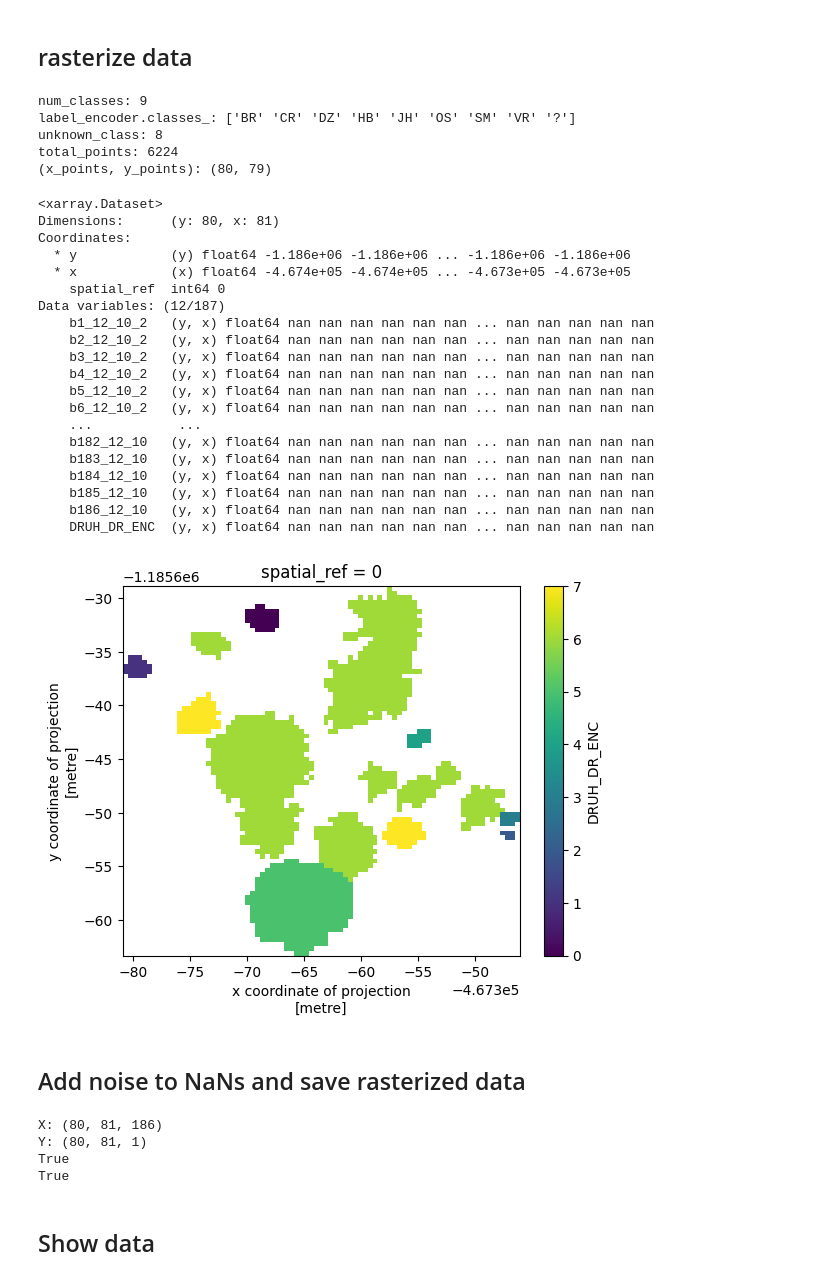
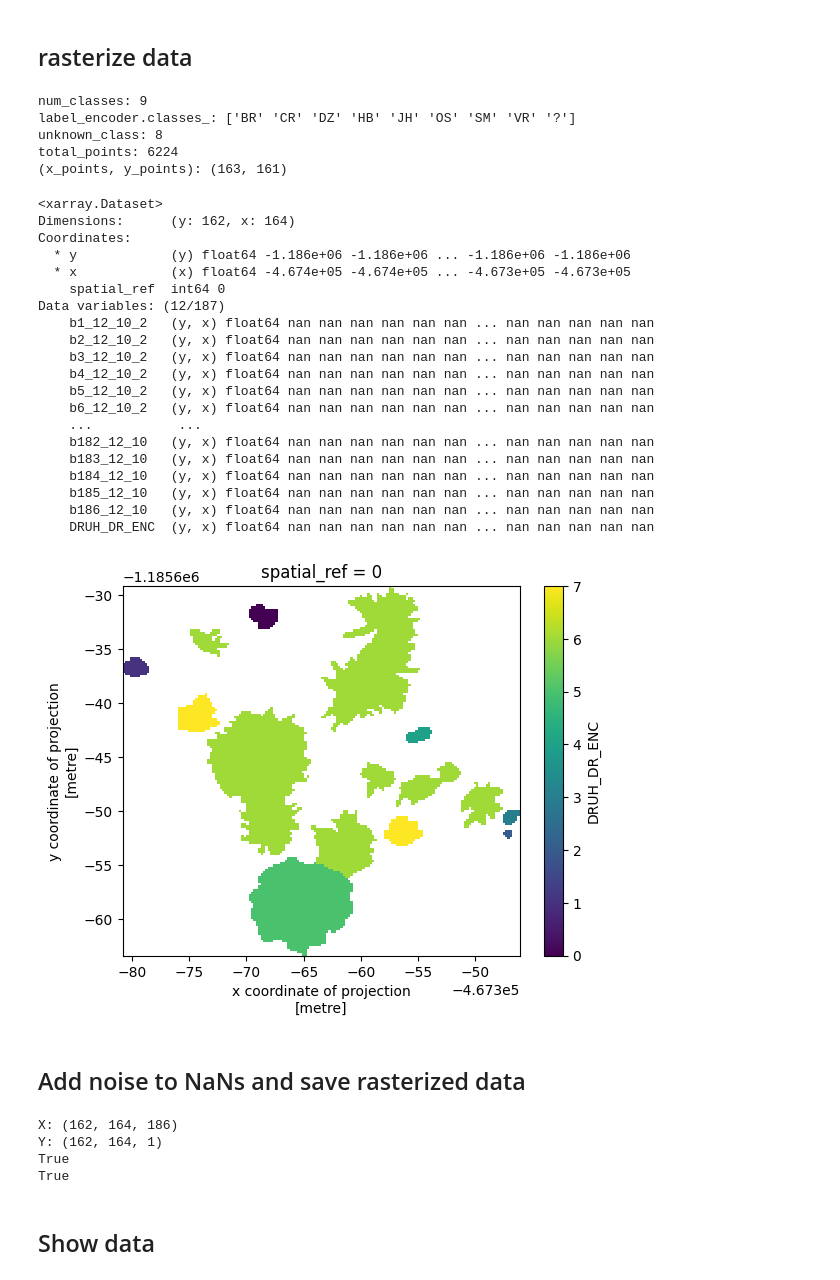
Before and after one commit to IISAS/nvflare-hysped, a Jupyter notebook: volumes/dev/tf/notebooks/data_preprocess_sverepec_24.ipynb, the cells around one changed output. Cells and saved outputs as stored; diff of their text form; code cells hidden in the pictures.

```diff
--- a/volumes/dev/tf/notebooks/data_preprocess_sverepec_24.ipynb
+++ b/volumes/dev/tf/notebooks/data_preprocess_sverepec_24.ipynb
@@ -252,8 +253,9 @@ ratio = dx/dy
 # total_points * dx/dy = x_points^2 -->
 # sqrt(total_points * ratio) = x_points
 
-x_points = np.sqrt(total_points * ratio)
-y_points = int(np.ceil(total_points / x_points))
+k = 4.2
+x_points = np.sqrt(k * total_points * ratio)
+y_points = int(np.ceil(k * total_points / x_points))
 x_points = int(np.ceil(x_points))
 
 print('total_points: %d' % total_points)
@@ -272,36 +274,36 @@ display(geo_grid)
 
 # mask nodata and plot
 # cmap='tab20b'
 # geo_grid.DRUH_DR_ENC.plot(levels=len(label_encoder.classes_))
 geo_grid.DRUH_DR_ENC.plot()
 plt.show()
 # %% [output]
 num_classes: 9
 label_encoder.classes_: ['BR' 'CR' 'DZ' 'HB' 'JH' 'OS' 'SM' 'VR' '?']
 unknown_class: 8
 total_points: 6224
-(x_points, y_points): (80, 79)
+(x_points, y_points): (163, 161)
 <xarray.Dataset>
-Dimensions:      (y: 80, x: 81)
+Dimensions:      (y: 162, x: 164)
 Coordinates:
   * y            (y) float64 -1.186e+06 -1.186e+06 ... -1.186e+06 -1.186e+06
   * x            (x) float64 -4.674e+05 -4.674e+05 ... -4.673e+05 -4.673e+05
     spatial_ref  int64 0
 Data variables: (12/187)
     b1_12_10_2   (y, x) float64 nan nan nan nan nan nan ... nan nan nan nan nan
     b2_12_10_2   (y, x) float64 nan nan nan nan nan nan ... nan nan nan nan nan
     b3_12_10_2   (y, x) float64 nan nan nan nan nan nan ... nan nan nan nan nan
     b4_12_10_2   (y, x) float64 nan nan nan nan nan nan ... nan nan nan nan nan
     b5_12_10_2   (y, x) float64 nan nan nan nan nan nan ... nan nan nan nan nan
     b6_12_10_2   (y, x) float64 nan nan nan nan nan nan ... nan nan nan nan nan
     ...           ...
     b182_12_10   (y, x) float64 nan nan nan nan nan nan ... nan nan nan nan nan
     b183_12_10   (y, x) float64 nan nan nan nan nan nan ... nan nan nan nan nan
     b184_12_10   (y, x) float64 nan nan nan nan nan nan ... nan nan nan nan nan
     b185_12_10   (y, x) float64 nan nan nan nan nan nan ... nan nan nan nan nan
     b186_12_10   (y, x) float64 nan nan nan nan nan nan ... nan nan nan nan nan
     DRUH_DR_ENC  (y, x) float64 nan nan nan nan nan nan ... nan nan nan nan nan
-[figure, old version]
+[figure, new version]
 # %% [markdown]
 ## Add noise to NaNs and save rasterized data
 # %%
@@ -350,8 +352,8 @@ loaded = np.load(filename_XY)
 print(np.array_equal(X, loaded['X']))
 print(np.array_equal(Y, loaded['Y']))
 # %% [output]
-X: (80, 81, 186)
-Y: (80, 81, 1)
+X: (162, 164, 186)
+Y: (162, 164, 1)
 True
 True
 # %% [markdown]
```
Also changed, not shown: parts of 13 cells of this notebook.
